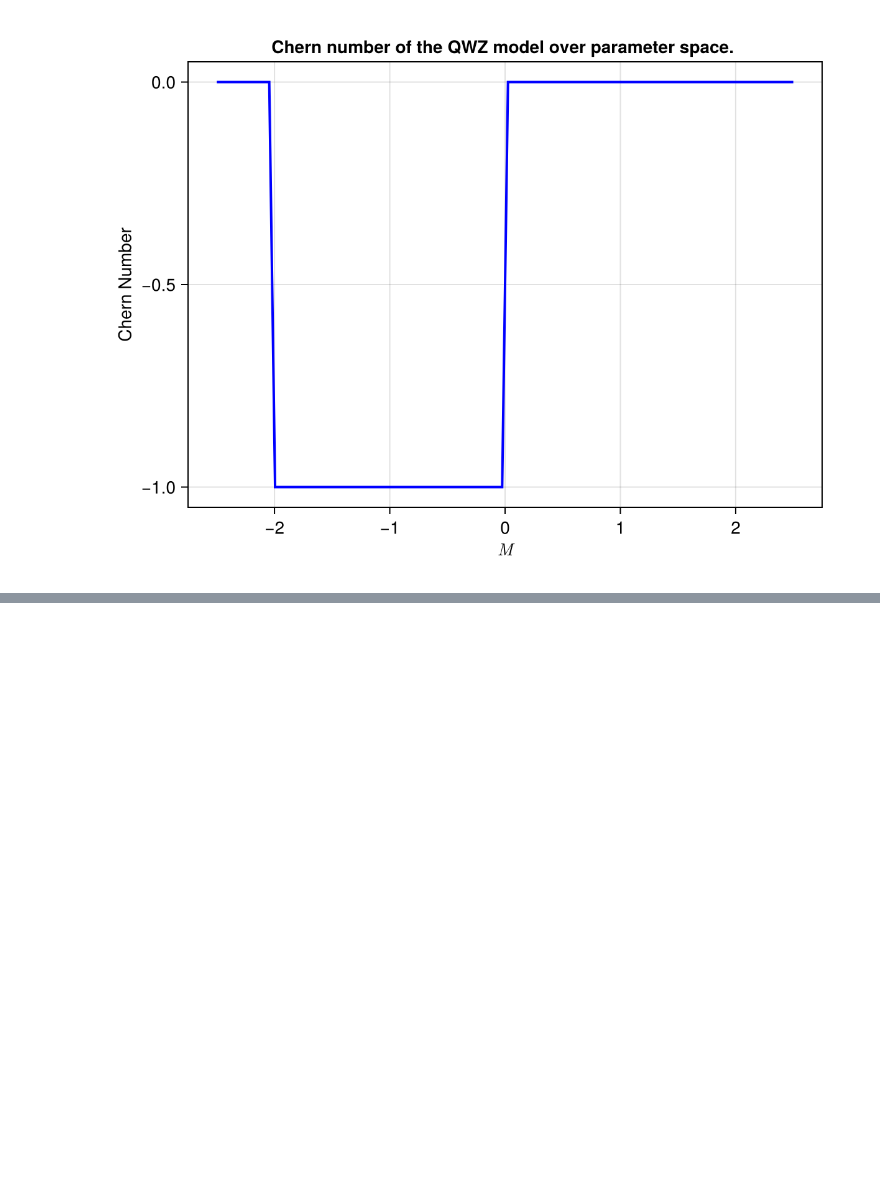
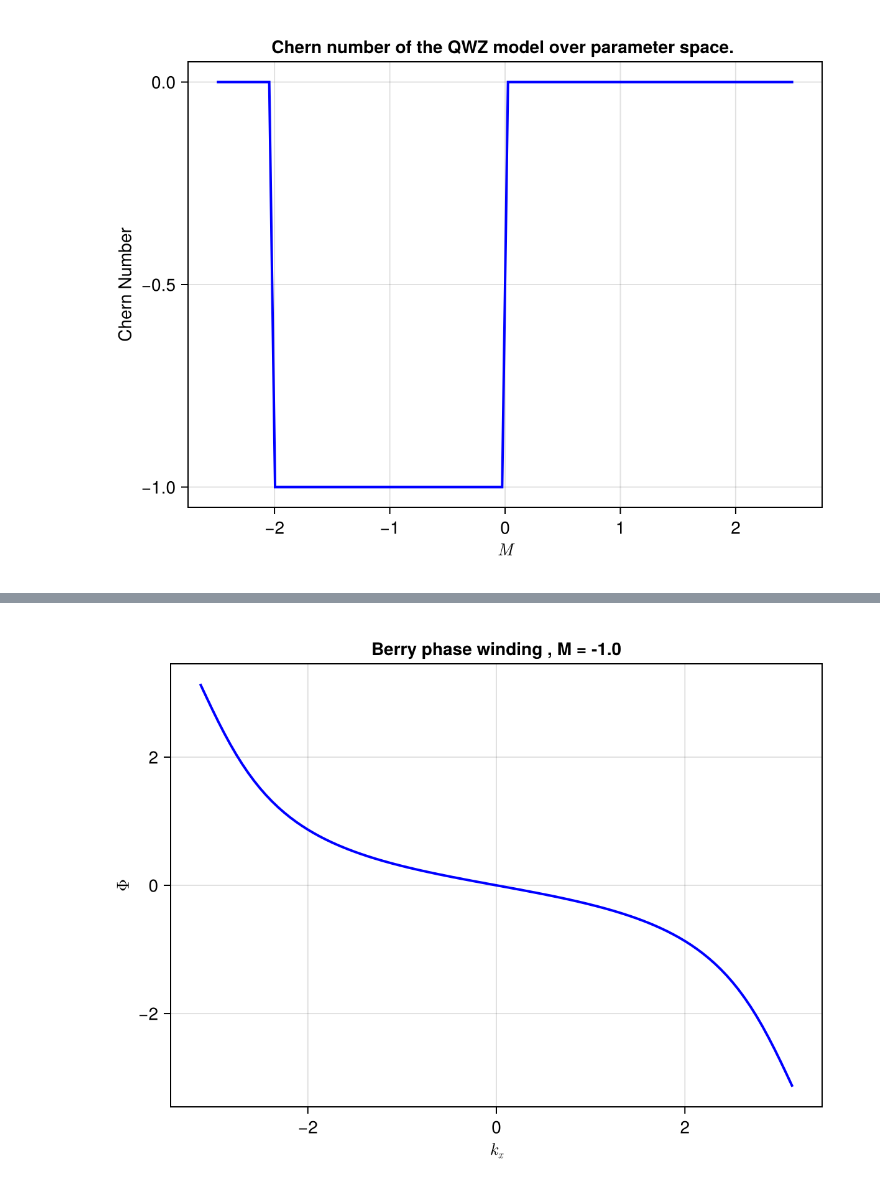
Before and after one commit to nabil-atlam/kagome, a Jupyter notebook: KagomeTransport/notebooks/Qi_Wu_Zhang_PhaseDiagram.ipynb, the cells around one changed output, grey strips where cells are left out. Saved outputs shown, nothing was run; the diff lists cells and outputs as text; code cells hidden in the pictures; blank space fills up the shorter version.

```diff
--- a/KagomeTransport/notebooks/Qi_Wu_Zhang_PhaseDiagram.ipynb
+++ b/KagomeTransport/notebooks/Qi_Wu_Zhang_PhaseDiagram.ipynb
@@ -160,0 +179,4 @@ plot_topological_index_on_parameterspace(100)
+# %%
+plot_winding_berry_phase(M = -1.0, nps = 100)
+# %% [output]
+[figure, added]
```
Also changed, not shown: parts of 8 cells of this notebook.
